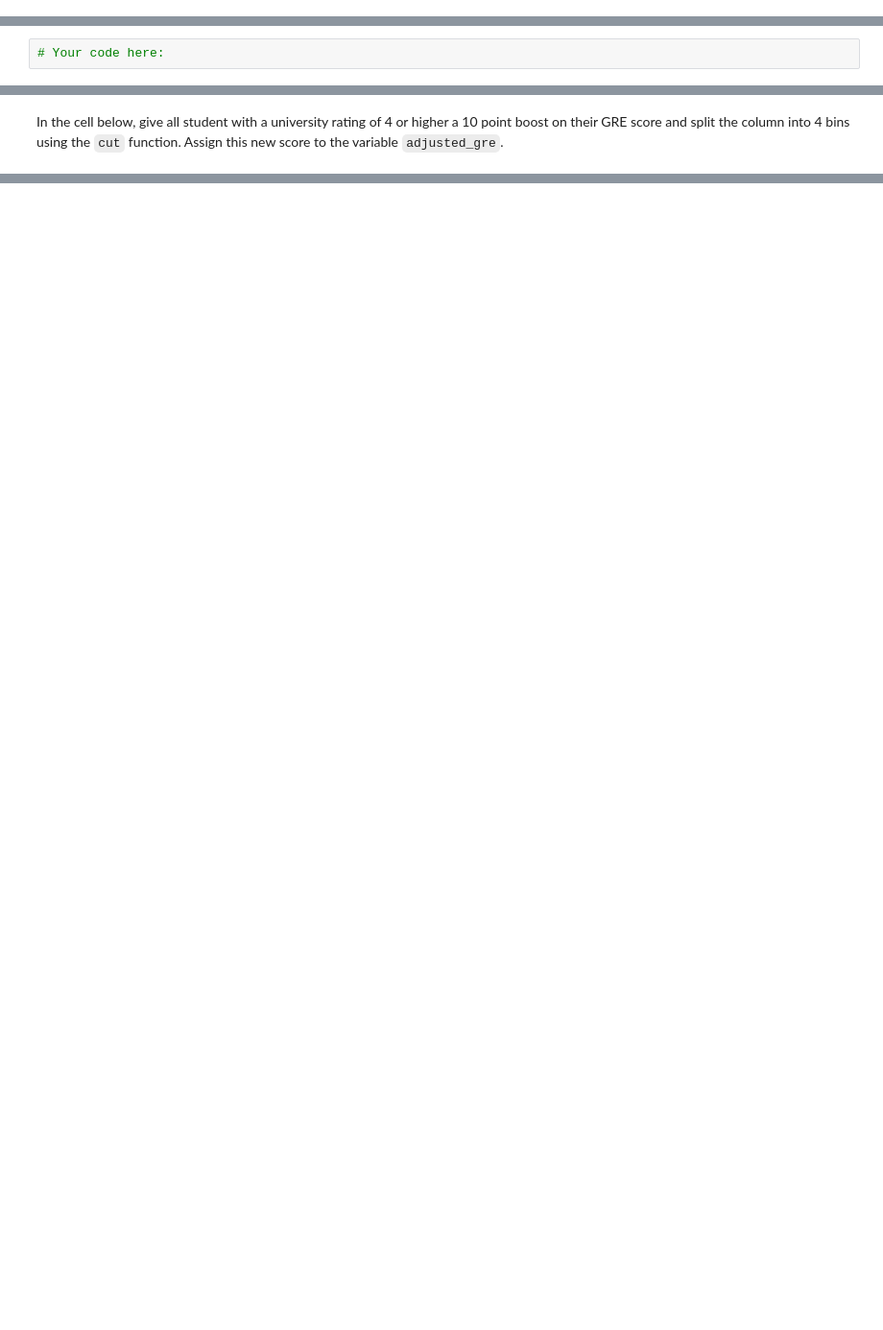
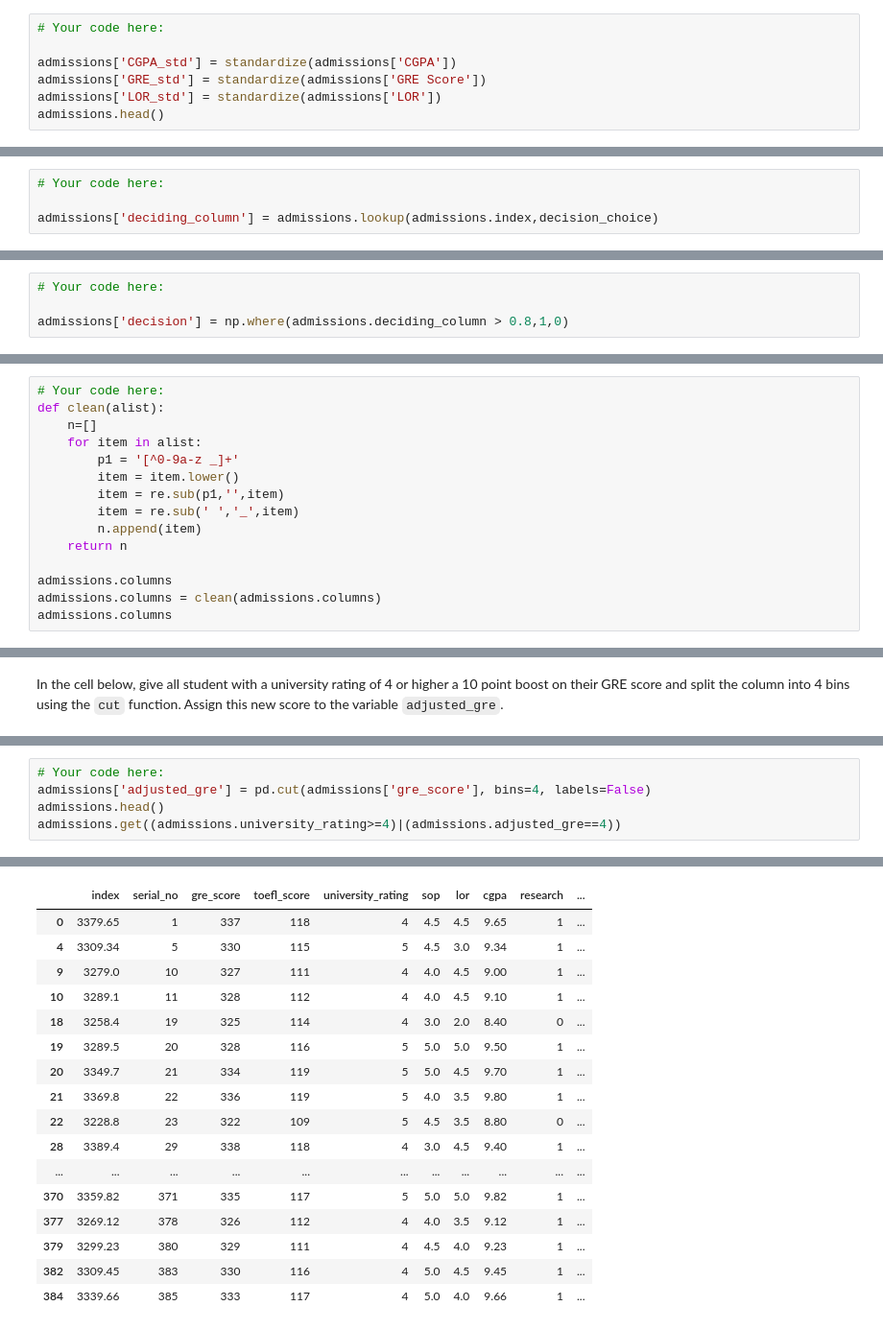
Before and after one commit to ta-datapt-bcn/lab-advanced-pandas, a Jupyter notebook: your-code/main.ipynb, the cells around one changed output, grey strips where cells are left out. Shown at 96% size. Cells and saved outputs as stored; diff of their text form; blank space fills up the shorter version.

```diff
--- a/your-code/main.ipynb
+++ b/your-code/main.ipynb
@@ -70,0 +192,7 @@ Now create the standardized columns `CGPA_std`, `GRE_std`, and `LOR_std` and add
+# %%
+# Your code here:
+
+admissions['CGPA_std'] = standardize(admissions['CGPA'])
+admissions['GRE_std'] = standardize(admissions['GRE Score'])
+admissions['LOR_std'] = standardize(admissions['LOR'])
+admissions.head()
@@ -81,5 +216,7 @@ decision_choice = choices(std_columns, k=admissions.shape[0])
 Now create the deciding column using the `lookup` function. The lookup column is `decision_choice` found above. Call the column resulting from the lookup function `deciding_column` and add it to the `admissions` dataframe.
 # %%
 # Your code here:
+
+admissions['deciding_column'] = admissions.lookup(admissions.index,decision_choice)
 # %% [markdown]
 Create a column called `decision` in the `admissions` dataframe. Assign 1 to this column if the value of `deciding_column` is greater than 0.8 and 0 otherwise.
@@ -88,3 +223,7 @@ Create a column called `decision` in the `admissions` dataframe. Assign 1 to thi
+# %%
+# Your code here:
+
+admissions['decision'] = np.where(admissions.deciding_column > 0.8,1,0)
 # %% [markdown]
 How many applicants will be accepted to the program using the decision column? Compute the result below.
 # %%
@@ -99,0 +241,15 @@ In the cell below, remove all non character symbols from the column names, repla
+# %%
+# Your code here:
+def clean(alist):
+    n=[]
+    for item in alist:
+        p1 = '[^0-9a-z _]+'
+        item = item.lower()
+        item = re.sub(p1,'',item)
+        item = re.sub(' ','_',item)
+        n.append(item)
+    return n
+
+admissions.columns
+admissions.columns = clean(admissions.columns)
+admissions.columns
@@ -103,0 +267,6 @@ In the cell below, give all student with a university rating of 4 or higher a 10
+# %%
+# Your code here:
+admissions['adjusted_gre'] = pd.cut(admissions['gre_score'], bins=4, labels=False)
+admissions.head()
+admissions.get((admissions.university_rating>=4)|(admissions.adjusted_gre==4))
+# %% [output]
@@ -103,0 +279,17 @@ In the cell below, give all student with a university rating of 4 or higher a 10
+|  | index | serial_no | gre_score | toefl_score | university_rating | sop | lor | cgpa | research | ... |
+| 0 | 3379.65 | 1 | 337 | 118 | 4 | 4.5 | 4.5 | 9.65 | 1 | ... |
+| 4 | 3309.34 | 5 | 330 | 115 | 5 | 4.5 | 3.0 | 9.34 | 1 | ... |
+| 9 | 3279.0 | 10 | 327 | 111 | 4 | 4.0 | 4.5 | 9.00 | 1 | ... |
+| 10 | 3289.1 | 11 | 328 | 112 | 4 | 4.0 | 4.5 | 9.10 | 1 | ... |
+| 18 | 3258.4 | 19 | 325 | 114 | 4 | 3.0 | 2.0 | 8.40 | 0 | ... |
+| 19 | 3289.5 | 20 | 328 | 116 | 5 | 5.0 | 5.0 | 9.50 | 1 | ... |
+| 20 | 3349.7 | 21 | 334 | 119 | 5 | 5.0 | 4.5 | 9.70 | 1 | ... |
+| 21 | 3369.8 | 22 | 336 | 119 | 5 | 4.0 | 3.5 | 9.80 | 1 | ... |
+| 22 | 3228.8 | 23 | 322 | 109 | 5 | 4.5 | 3.5 | 8.80 | 0 | ... |
+| 28 | 3389.4 | 29 | 338 | 118 | 4 | 3.0 | 4.5 | 9.40 | 1 | ... |
+| ... | ... | ... | ... | ... | ... | ... | ... | ... | ... | ... |
+| 370 | 3359.82 | 371 | 335 | 117 | 5 | 5.0 | 5.0 | 9.82 | 1 | ... |
+| 377 | 3269.12 | 378 | 326 | 112 | 4 | 4.0 | 3.5 | 9.12 | 1 | ... |
+| 379 | 3299.23 | 380 | 329 | 111 | 4 | 4.5 | 4.0 | 9.23 | 1 | ... |
+| 382 | 3309.45 | 383 | 330 | 116 | 4 | 5.0 | 4.5 | 9.45 | 1 | ... |
+| 384 | 3339.66 | 385 | 333 | 117 | 4 | 5.0 | 4.0 | 9.66 | 1 | ... |
```
Also changed, not shown: parts of 25 cells of this notebook.
